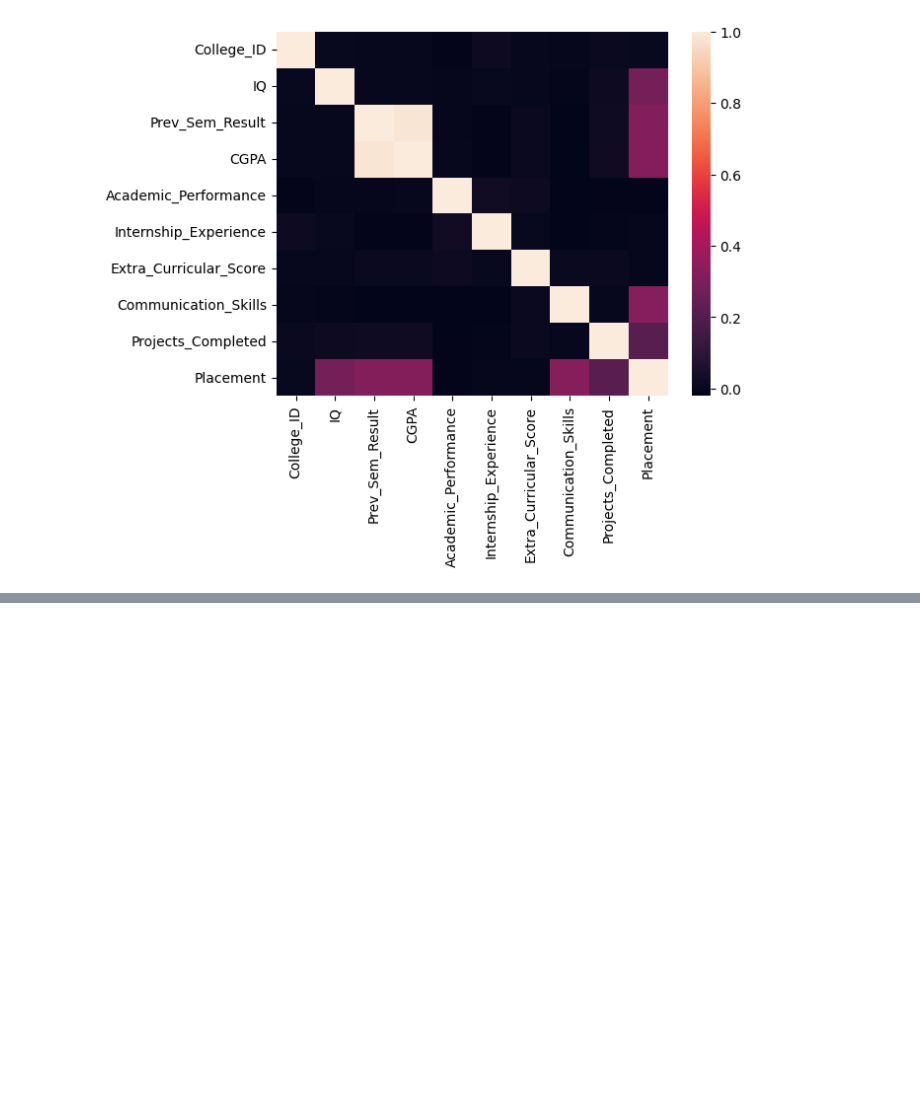
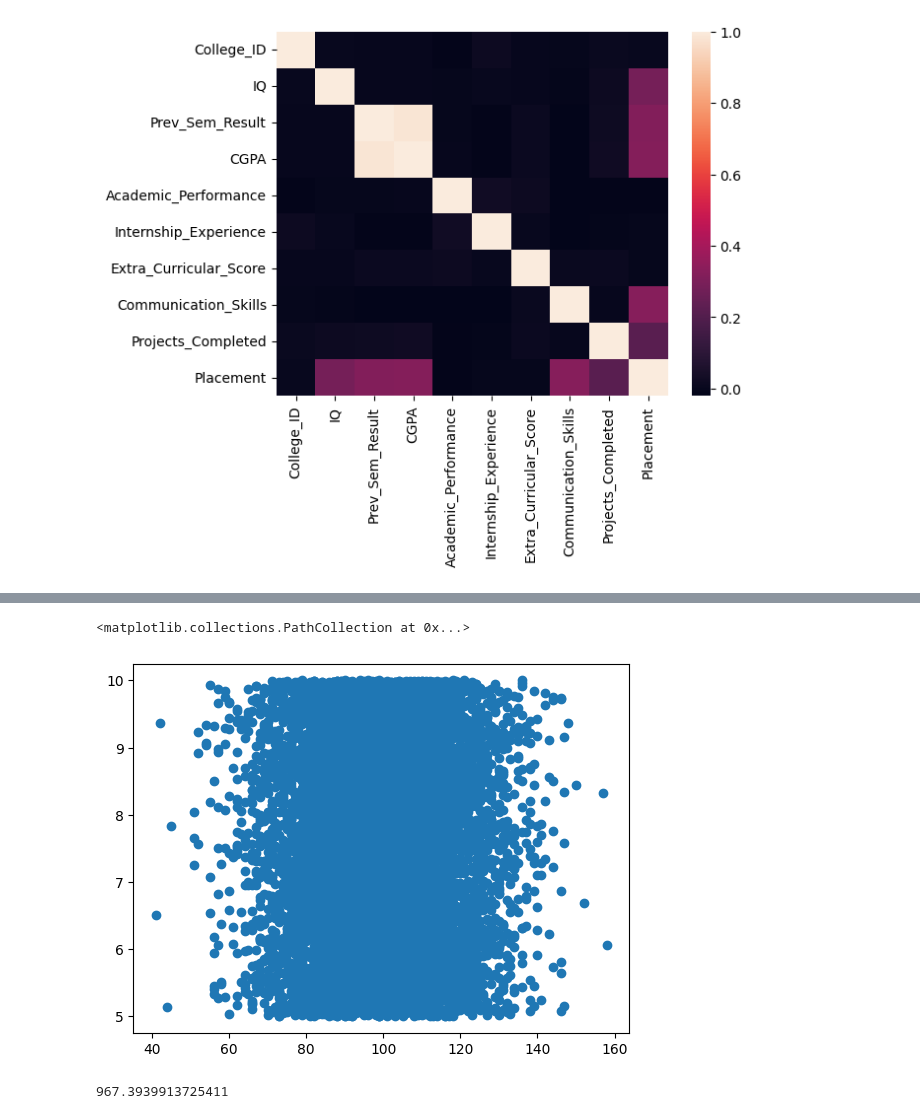
Before and after one commit to gojorojo001/ds-project-1, a Jupyter notebook: ds-project-1.ipynb, the cells around one changed output, grey strips where cells are left out. Cells and saved outputs as stored; diff of their text form; code cells hidden in the pictures; blank space fills up the shorter version.

Commit message:
Kaggle Notebook | ds-project-1 | completed till covariance matrix

```diff
--- a/ds-project-1.ipynb
+++ b/ds-project-1.ipynb
@@ -48,0 +103,13 @@ sns.heatmap(corr_matrix)
+# %%
+plt.scatter(
+    feature_selected_data[feature_selected_data.columns[0]],
+    feature_selected_data[feature_selected_data.columns[1]]
+)
+# %% [output]
+<matplotlib.collections.PathCollection at 0x...>
+[figure, added]
+# %%
+#Calculating co-variance matrix . the value 5 we are giving here will fetch data till 4 ! which means n+1 = fetch data till n
+np.linalg.det(feature_selected_data.iloc[:, 0:5].cov())
+# %% [output]
+967.3939913725411
```
Also changed, not shown: parts of 6 cells of this notebook.
